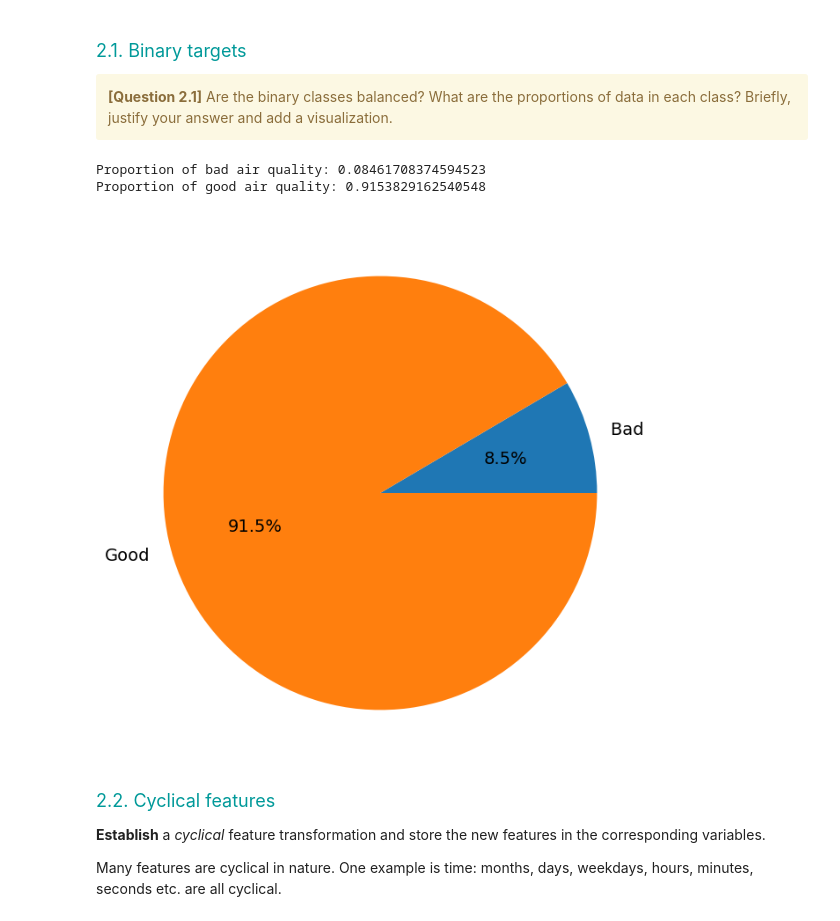
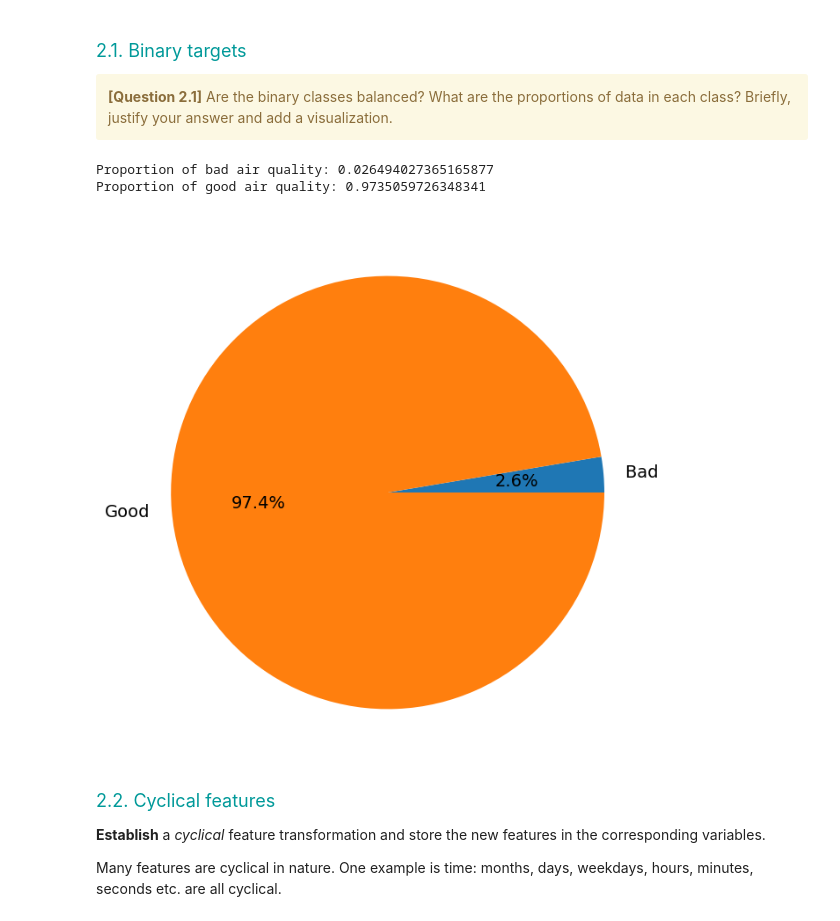
Before and after one commit to ardenne7/Hackatons_3, a Jupyter notebook: Hackathon03-Classification_Student.ipynb, the cells around one changed output. Cells and saved outputs as stored; diff of their text form; code cells hidden in the pictures.

```diff
--- a/Hackathon03-Classification_Student.ipynb
+++ b/Hackathon03-Classification_Student.ipynb
@@ -253,37 +253,37 @@ a modified training dataframe with a new column 'AQI_binary' continaining the bi
 """
 
 #############################
 # Start :
 #############################
 
 # @rewrite
 
 def aqi_to_binary(aqi):
     if aqi in ["Poor", "Very Poor", "Severe"]:
         return 0
     else:
         return 1
 
 data["AQI_binary"] = data.apply(lambda x: aqi_to_binary(x["AQI"]), axis=1)
-nbre_bad = data['AQI_binary'].sum()
+nbre_bad = data['AQI_binary'].value_counts().loc[0]
 size = data.size
 
 
 print("Proportion of bad air quality: "+ str(nbre_bad/size))
 print("Proportion of good air quality: "+ str((size - nbre_bad)/size))
 
 fig = plt.figure(figsize=(8,8))
 fig.patch.set_facecolor('white')
 plt.pie([nbre_bad/size, (size - nbre_bad)/size], labels=["Bad ", "Good"],autopct='%1.1f%%', textprops={'fontsize': 14})
 plt.show()
 
 ##########################
 # End :
 #########################
 # %% [output]
-Proportion of bad air quality: 0.08461708374594523
-Proportion of good air quality: 0.9153829162540548
+Proportion of bad air quality: 0.026494027365165877
+Proportion of good air quality: 0.9735059726348341
-[figure, old version]
+[figure, new version]
 # %% [markdown]
 <font size=4 color=#009999> 2.2. Cyclical features </font> <br>
 
```
